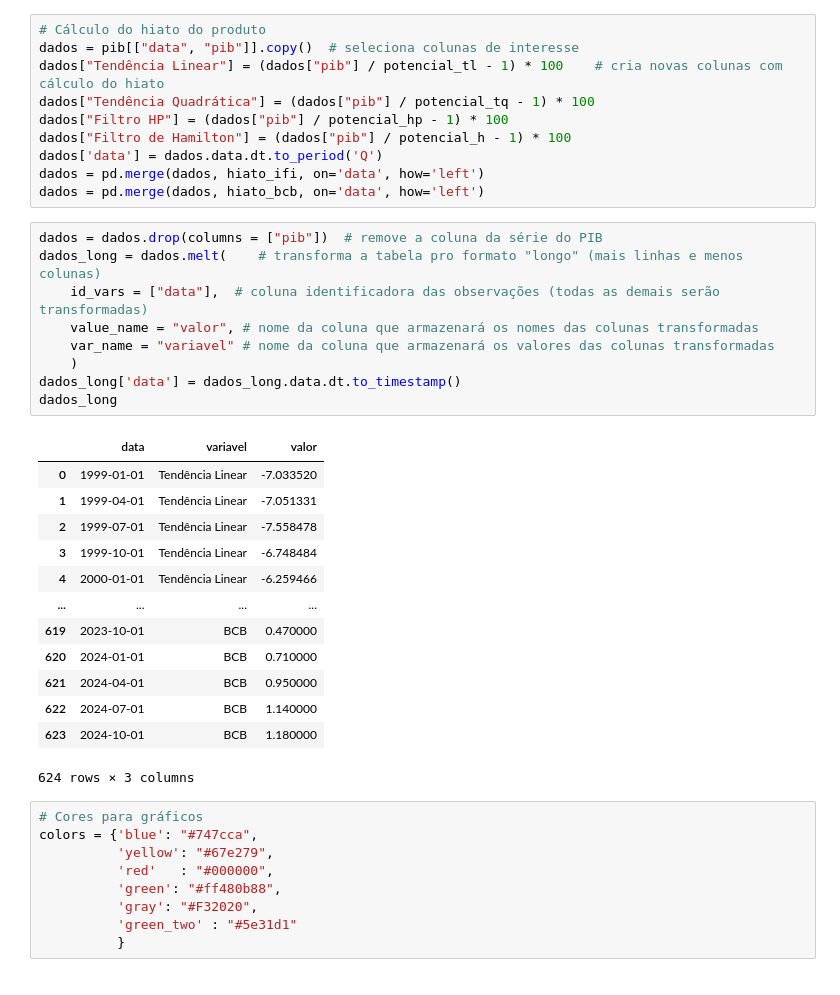
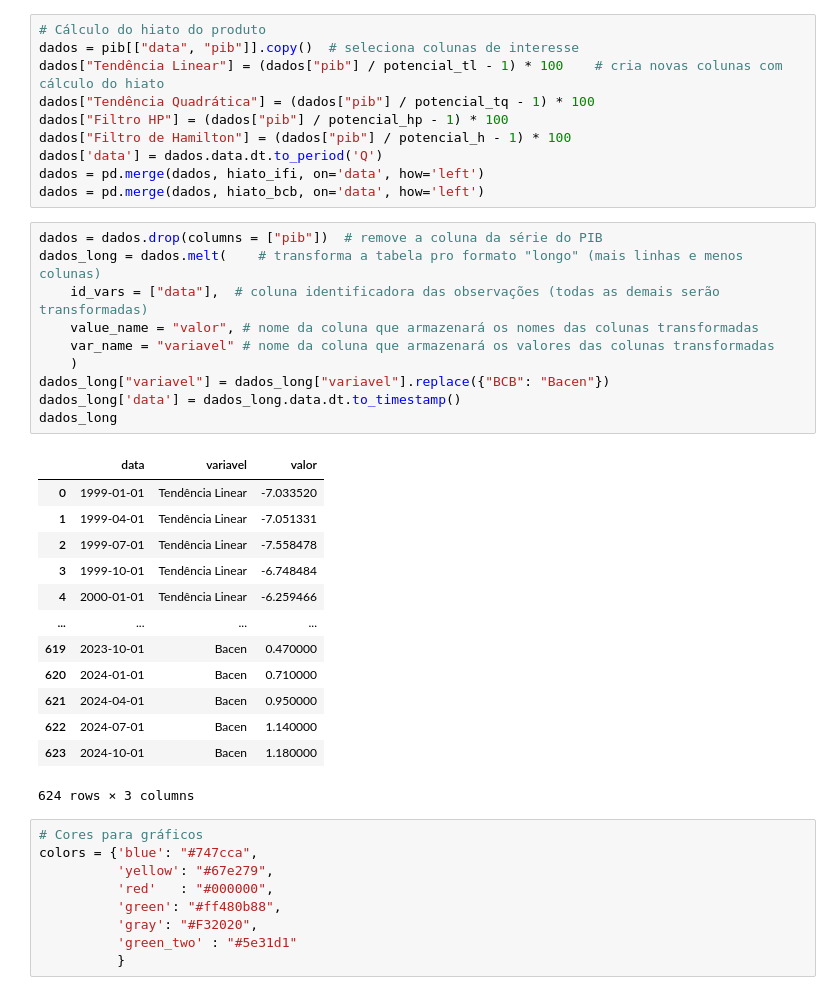
Before and after one commit to fernandovieira1/brazil-taylor-determinacy, a Jupyter notebook: scripts/hiato_produto.ipynb, the cells around one changed output. Cells and saved outputs as stored; diff of their text form.

Commit message:
substituí BCB por Bacen. Faltou explicar IFI nos comentários do graf 2

```diff
--- a/scripts/hiato_produto.ipynb
+++ b/scripts/hiato_produto.ipynb
@@ -236,25 +236,26 @@ dados = pd.merge(dados, hiato_bcb, on='data', how='left')
 # %%
 dados = dados.drop(columns = ["pib"])  # remove a coluna da série do PIB
 dados_long = dados.melt(    # transforma a tabela pro formato "longo" (mais linhas e menos colunas)
     id_vars = ["data"],  # coluna identificadora das observações (todas as demais serão transformadas)
     value_name = "valor", # nome da coluna que armazenará os nomes das colunas transformadas
     var_name = "variavel" # nome da coluna que armazenará os valores das colunas transformadas
     )
+dados_long["variavel"] = dados_long["variavel"].replace({"BCB": "Bacen"})
 dados_long['data'] = dados_long.data.dt.to_timestamp()
 dados_long
 # %% [output]
 |  | data | variavel | valor |
 | 0 | 1999-01-01 | Tendência Linear | -7.033520 |
 | 1 | 1999-04-01 | Tendência Linear | -7.051331 |
 | 2 | 1999-07-01 | Tendência Linear | -7.558478 |
 | 3 | 1999-10-01 | Tendência Linear | -6.748484 |
 | 4 | 2000-01-01 | Tendência Linear | -6.259466 |
 | ... | ... | ... | ... |
-| 619 | 2023-10-01 | BCB | 0.470000 |
-| 620 | 2024-01-01 | BCB | 0.710000 |
-| 621 | 2024-04-01 | BCB | 0.950000 |
-| 622 | 2024-07-01 | BCB | 1.140000 |
-| 623 | 2024-10-01 | BCB | 1.180000 |
+| 619 | 2023-10-01 | Bacen | 0.470000 |
+| 620 | 2024-01-01 | Bacen | 0.710000 |
+| 621 | 2024-04-01 | Bacen | 0.950000 |
+| 622 | 2024-07-01 | Bacen | 1.140000 |
+| 623 | 2024-10-01 | Bacen | 1.180000 |
 624 rows × 3 columns
 # %%
 # Cores para gráficos
```
Also changed, not shown: parts of 3 cells of this notebook, 6 other files.
